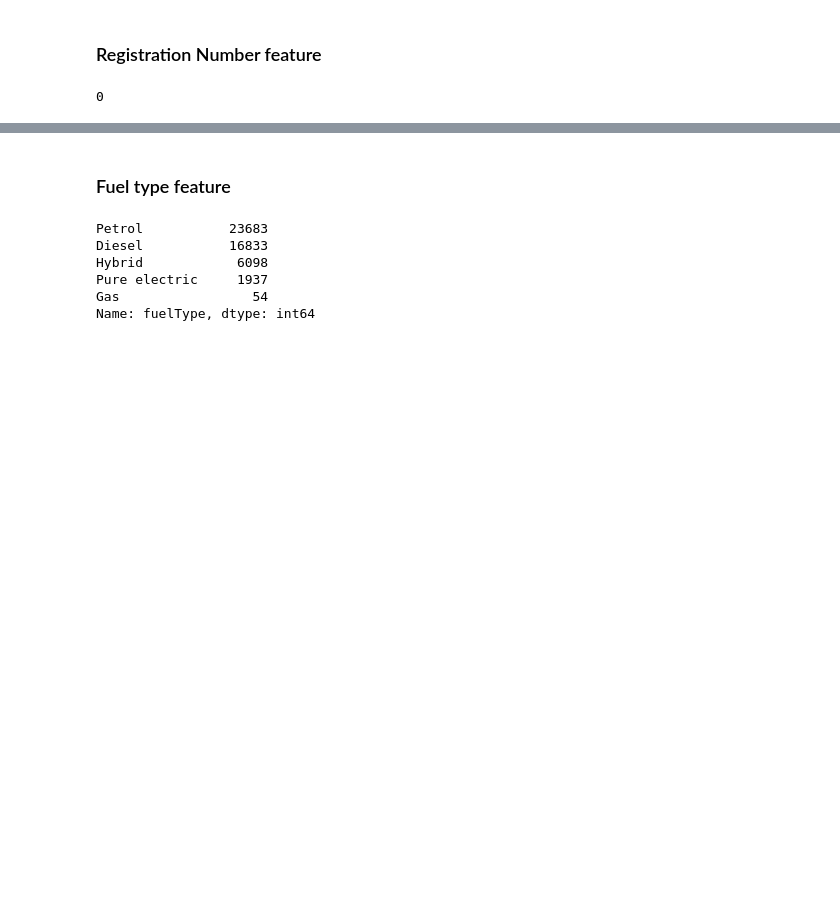
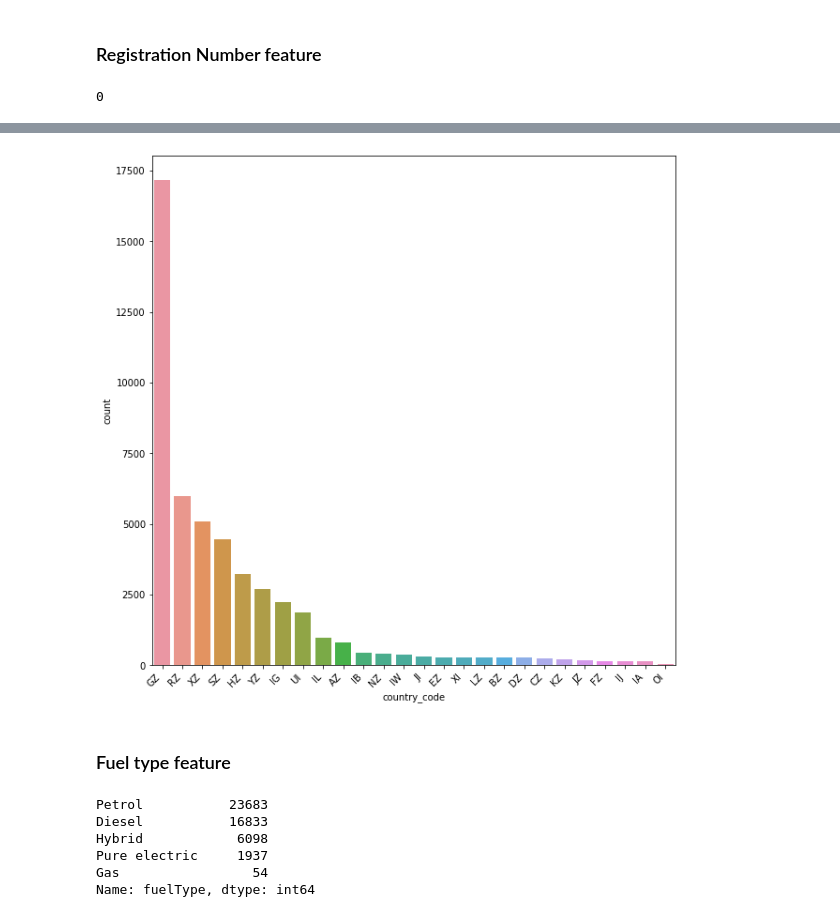
Before and after one commit to KwstasMCPU/NewAutoMotive, a Jupyter notebook: new_auto_task.ipynb, the cells around one changed output, grey strips where cells are left out. Cells and saved outputs as stored; diff of their text form; code cells hidden in the pictures; blank space fills up the shorter version.

```diff
--- a/new_auto_task.ipynb
+++ b/new_auto_task.ipynb
@@ -100,0 +88,2 @@ Name: VRN, Length: 48605, dtype: object
+# %%
+car_df['country_code'] = car_df.VRN.apply(lambda x: x[1:3])
@@ -100,0 +112,6 @@ Name: VRN, Length: 48605, dtype: object
+# %%
+fig = plt.figure(figsize=(10,10))
+sns.countplot(x='country_code', data=car_df, order=car_df.country_code.value_counts().index)
+plt.xticks(rotation=45, ha='right');
+# %% [output]
+[figure, added]
```
Also changed, not shown: parts of 23 cells of this notebook.
